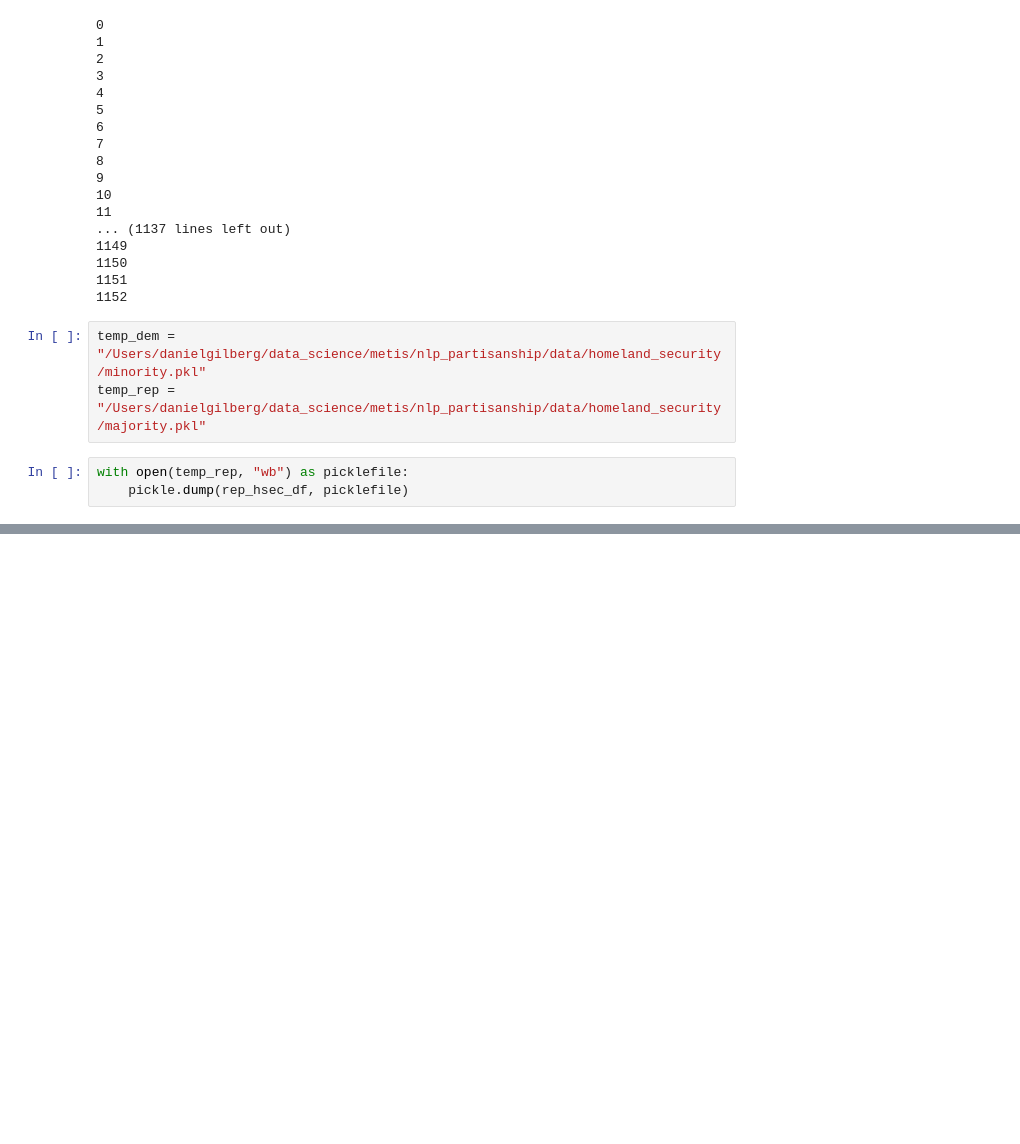
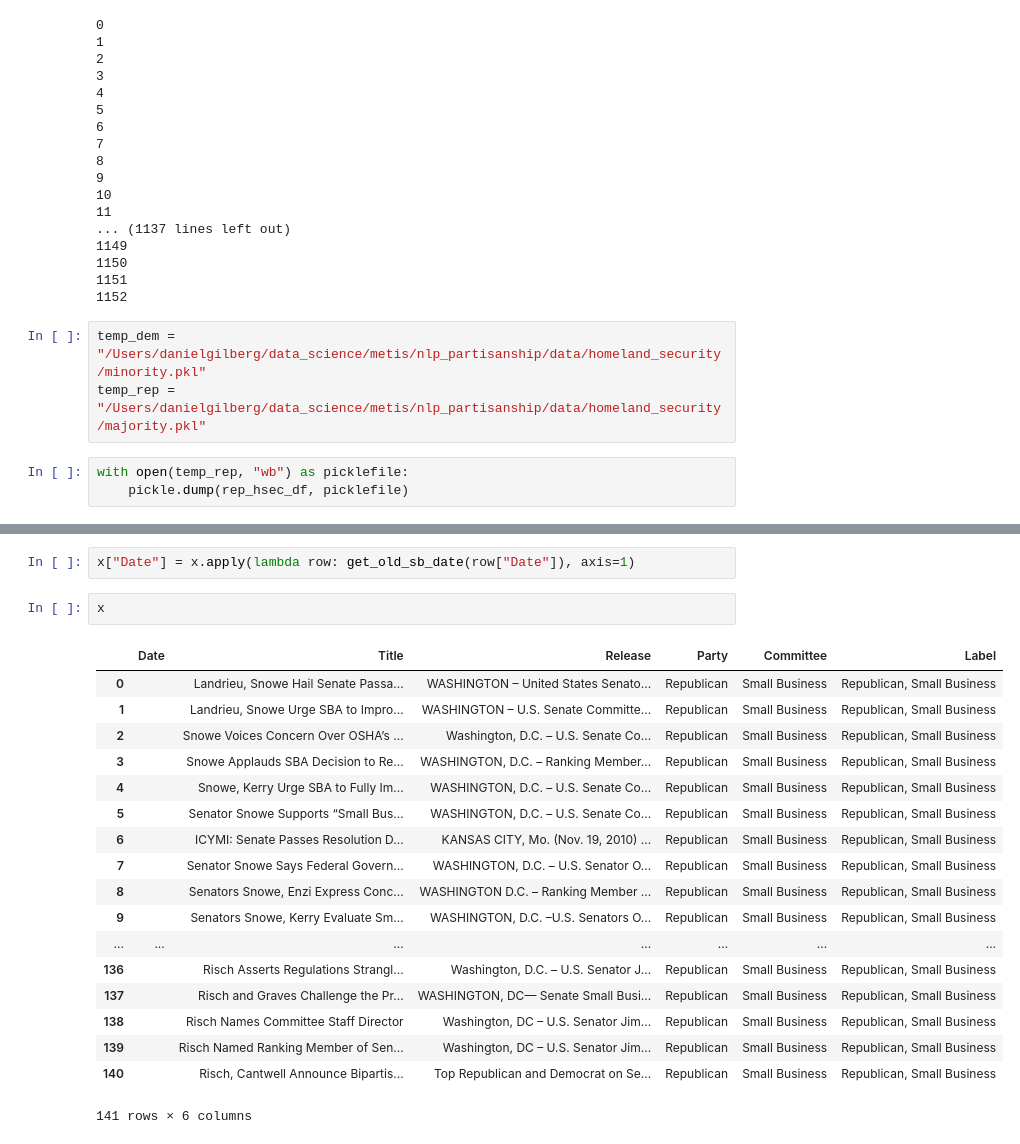
Before and after one commit to dgilbs/nlp_partisanship, a Jupyter notebook: Scraping.ipynb, the cells around one changed output, grey strips where cells are left out. Cells and saved outputs as stored; diff of their text form; blank space fills up the shorter version.

```diff
--- a/Scraping.ipynb
+++ b/Scraping.ipynb
@@ -1546,0 +1699,23 @@ with open(temp_rep, "wb") as picklefile:
+# %%
+x["Date"] = x.apply(lambda row: get_old_sb_date(row["Date"]), axis=1)
+# %%
+x
+# %% [output]
+|  | Date | Title | Release | Party | Committee | Label |
+| 0 |  | Landrieu, Snowe Hail Senate Passa... | WASHINGTON – United States Senato... | Republican | Small Business | Republican, Small Business |
+| 1 |  | Landrieu, Snowe Urge SBA to Impro... | WASHINGTON – U.S. Senate Committe... | Republican | Small Business | Republican, Small Business |
+| 2 |  | Snowe Voices Concern Over OSHA’s ... | Washington, D.C. – U.S. Senate Co... | Republican | Small Business | Republican, Small Business |
+| 3 |  | Snowe Applauds SBA Decision to Re... | WASHINGTON, D.C. – Ranking Member... | Republican | Small Business | Republican, Small Business |
+| 4 |  | Snowe, Kerry Urge SBA to Fully Im... | WASHINGTON, D.C. – U.S. Senate Co... | Republican | Small Business | Republican, Small Business |
+| 5 |  | Senator Snowe Supports “Small Bus... | WASHINGTON, D.C. – U.S. Senate Co... | Republican | Small Business | Republican, Small Business |
+| 6 |  | ICYMI: Senate Passes Resolution D... | KANSAS CITY, Mo. (Nov. 19, 2010) ... | Republican | Small Business | Republican, Small Business |
+| 7 |  | Senator Snowe Says Federal Govern... | WASHINGTON, D.C. – U.S. Senator O... | Republican | Small Business | Republican, Small Business |
+| 8 |  | Senators Snowe, Enzi Express Conc... | WASHINGTON D.C. – Ranking Member ... | Republican | Small Business | Republican, Small Business |
+| 9 |  | Senators Snowe, Kerry Evaluate Sm... | WASHINGTON, D.C. –U.S. Senators O... | Republican | Small Business | Republican, Small Business |
+| ... | ... | ... | ... | ... | ... | ... |
+| 136 |  | Risch Asserts Regulations Strangl... | Washington, D.C. – U.S. Senator J... | Republican | Small Business | Republican, Small Business |
+| 137 |  | Risch and Graves Challenge the Pr... | WASHINGTON, DC— Senate Small Busi... | Republican | Small Business | Republican, Small Business |
+| 138 |  | Risch Names Committee Staff Director | Washington, DC – U.S. Senator Jim... | Republican | Small Business | Republican, Small Business |
+| 139 |  | Risch Named Ranking Member of Sen... | Washington, DC – U.S. Senator Jim... | Republican | Small Business | Republican, Small Business |
+| 140 |  | Risch, Cantwell Announce Bipartis... | Top Republican and Democrat on Se... | Republican | Small Business | Republican, Small Business |
+141 rows × 6 columns
```
Also changed, not shown: parts of 15 cells of this notebook, 10 other files.
